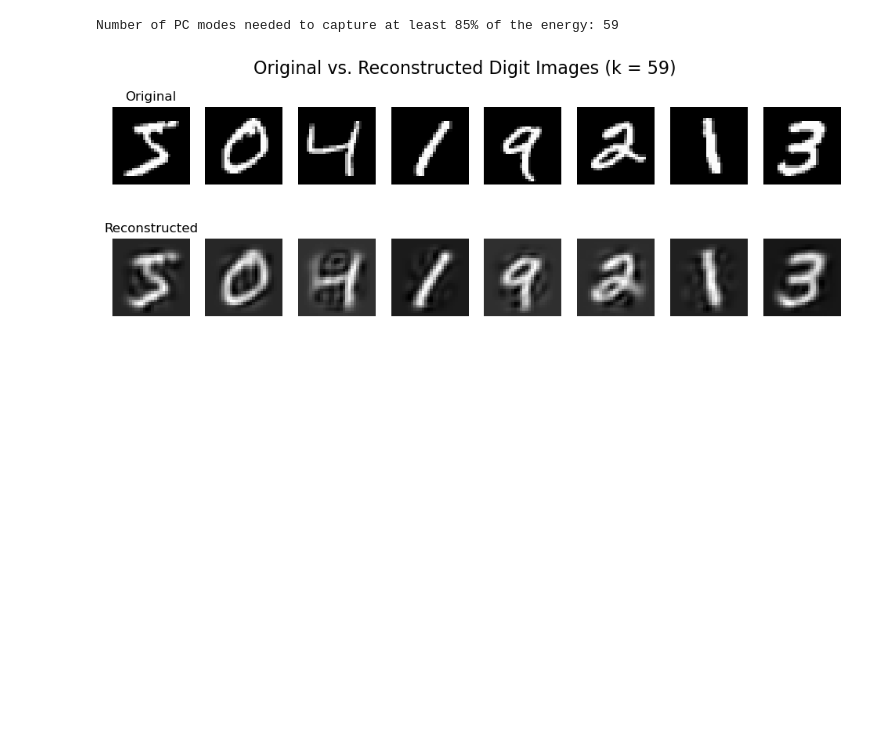
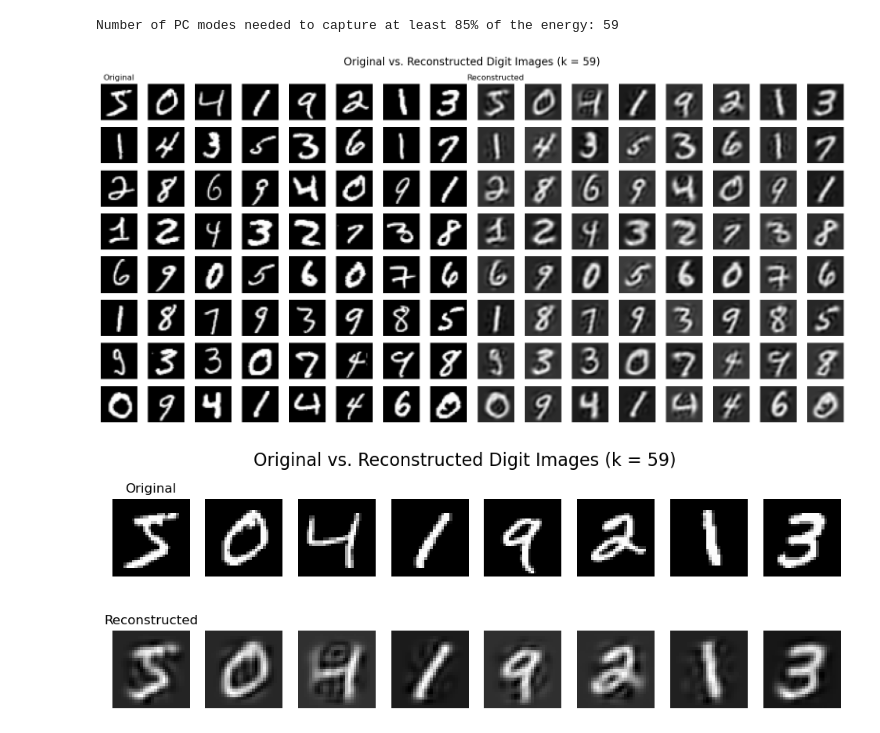
Before and after one commit to Rohan-Pandey1729/AMATH482, a Jupyter notebook: Report 3/Code.ipynb, the cells around one changed output. Drawn from its saved outputs; the diff is of its cells as text; code cells hidden in the pictures; blank space fills up the shorter version.

```diff
--- a/Report 3/Code.ipynb
+++ b/Report 3/Code.ipynb
@@ -103,6 +103,30 @@ print("Number of PC modes needed to capture at least 85% of the energy:", k)
 # %% [output]
 [figure]
 Number of PC modes needed to capture at least 85% of the energy: 59
+# %%
+num_images = 64
+n = 8
+
+fig, axs = plt.subplots(nrows=n, ncols=2*n, figsize=(2*n, n))
+
+for i in range(num_images):
+    row = i // n
+    col = i % n
+
+    axs[row, col].imshow(Xtrain[i].reshape(28, 28), cmap="gray")
+    axs[row, col].axis("off")
+
+    axs[row, col + n].imshow(Xtrain_reconstructed[i].reshape(28, 28), cmap="gray")
+    axs[row, col + n].axis("off")
+
+axs[0, 0].set_title("Original", fontsize=12)
+axs[0, n].set_title("Reconstructed", fontsize=12)
+
+fig.suptitle(f"Original vs. Reconstructed Digit Images (k = {k})", fontsize=16)
+plt.tight_layout()
+plt.show()
+# %% [output]
+[figure, added]
 # %%
 pca_k = PCA(n_components=k)
 Xtrain_reduced = pca_k.fit_transform(Xtrain)
```
Also changed, not shown: 10 other files.
